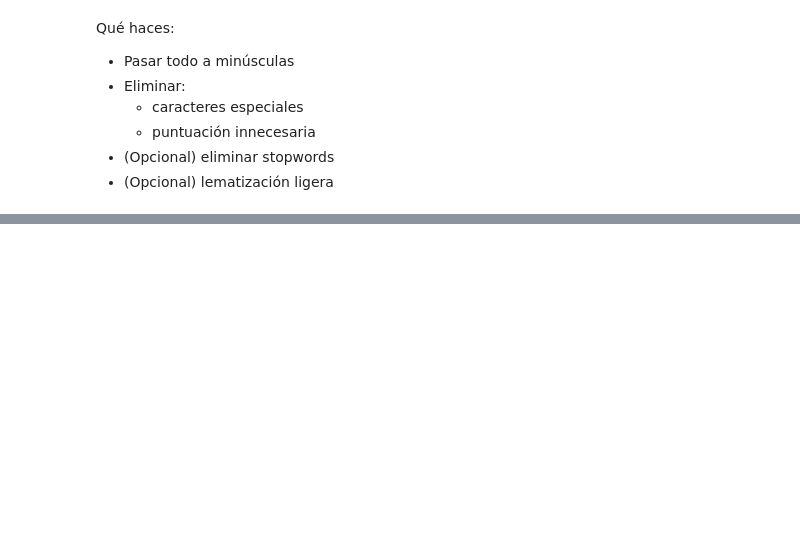
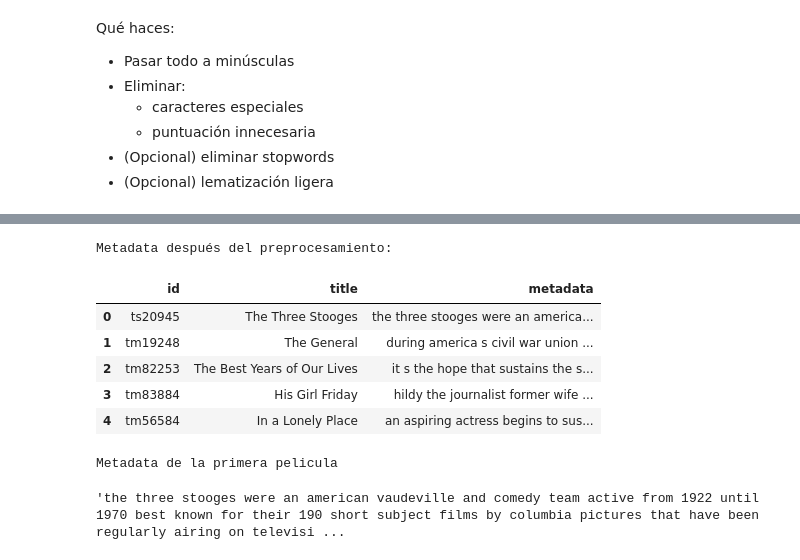
Before and after one commit to perezbrotonsluis/movie-tv-recommender, a Jupyter notebook: notebooks/02_preprocesamiento.ipynb, the cells around one changed output, grey strips where cells are left out. Saved outputs shown, nothing was run; the diff lists cells and outputs as text; code cells hidden in the pictures; blank space fills up the shorter version.

```diff
--- a/notebooks/02_preprocesamiento.ipynb
+++ b/notebooks/02_preprocesamiento.ipynb
@@ -323,0 +377,28 @@ Qué haces:
+# %%
+import re
+
+# 1. Convertir todo a minúsculas
+df['metadata'] = df['metadata'].str.lower()
+
+# 2. Eliminar caracteres especiales y puntuación, manteniendo guiones bajos y espacios
+# Cualquier carácter que no sea una letra (a-z), un número (0-9), un guion bajo (_) o un espacio se reemplazará por un espacio.
+df['metadata'] = df['metadata'].apply(lambda x: re.sub(r'[^a-z0-9_ ]', ' ', x))
+
+# 3. Eliminar espacios extra (múltiples espacios a uno solo, y espacios al inicio/final)
+df['metadata'] = df['metadata'].apply(lambda x: re.sub(r'\s+', ' ', x).strip())
+
+print("Metadata después del preprocesamiento:")
+display(df[['id', 'title', 'metadata']].head())
+
+print('\nMetadata de la primera pelicula\n')
+display(df['metadata'].iloc[0])
+# %% [output]
+Metadata después del preprocesamiento:
+|  | id | title | metadata |
+| 0 | ts20945 | The Three Stooges | the three stooges were an america... |
+| 1 | tm19248 | The General | during america s civil war union ... |
+| 2 | tm82253 | The Best Years of Our Lives | it s the hope that sustains the s... |
+| 3 | tm83884 | His Girl Friday | hildy the journalist former wife ... |
+| 4 | tm56584 | In a Lonely Place | an aspiring actress begins to sus... |
+Metadata de la primera pelicula
+'the three stooges were an american vaudeville and comedy team active from 1922 until 1970 best known for their 190 short subject films by columbia pictures that have been regularly airing on televisi ...
```
Also changed, not shown: parts of 18 cells of this notebook.
